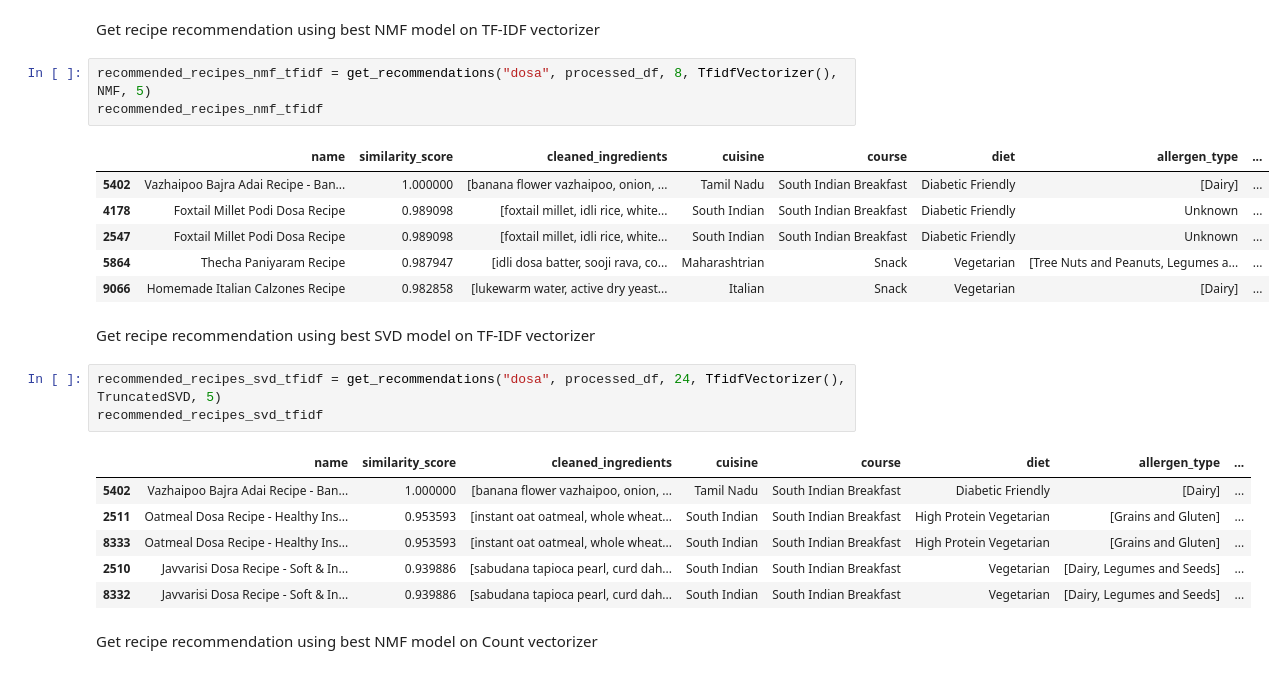
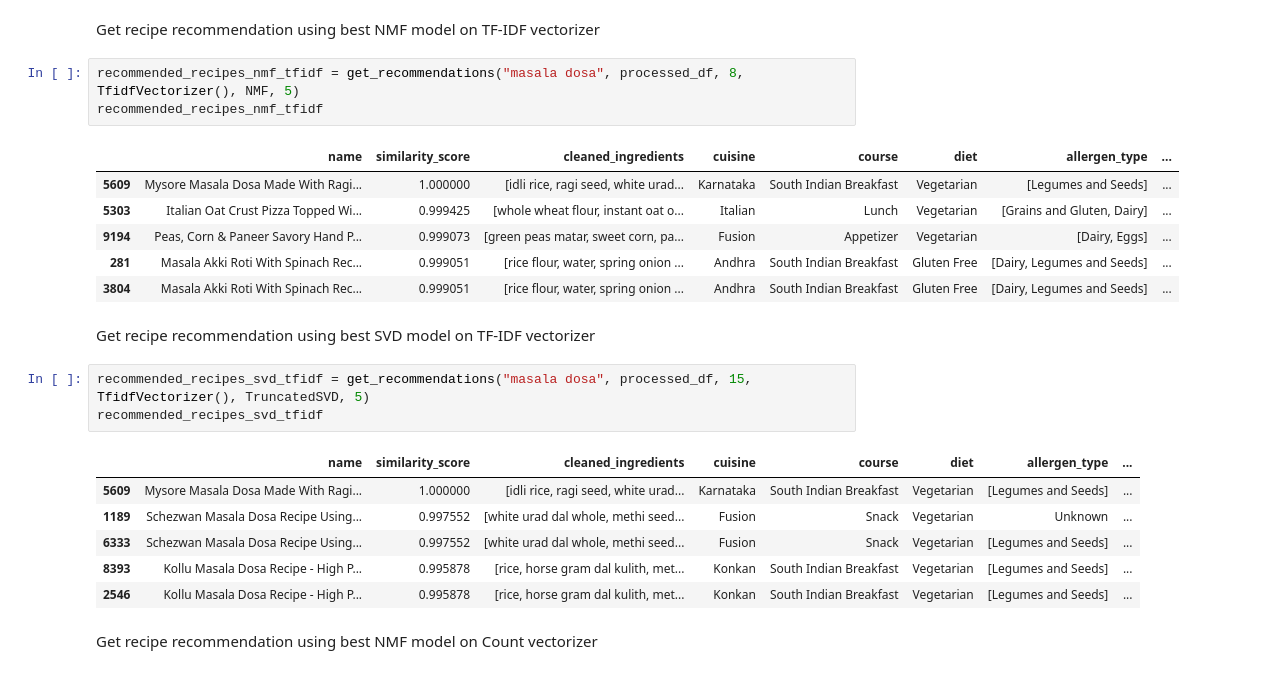
Before and after one commit to jonkerr/indian-food, a Jupyter notebook: recommendation_model.ipynb, the cells around one changed output. Drawn from its saved outputs; the diff is of its cells as text.

```diff
--- a/recommendation_model.ipynb
+++ b/recommendation_model.ipynb
@@ -58,27 +58,27 @@ def get_recommendations(dish_name, df, best_num_topics, vectorizer, model, num_r
 # %% [markdown]
 Get recipe recommendation using best NMF model on TF-IDF vectorizer
 # %%
-recommended_recipes_nmf_tfidf = get_recommendations("dosa", processed_df, 8, TfidfVectorizer(), NMF, 5)
+recommended_recipes_nmf_tfidf = get_recommendations("masala dosa", processed_df, 8, TfidfVectorizer(), NMF, 5)
 recommended_recipes_nmf_tfidf
 # %% [output]
 |  | name | similarity_score | cleaned_ingredients | cuisine | course | diet | allergen_type | ... |
-| 5402 | Vazhaipoo Bajra Adai Recipe - Ban... | 1.000000 | [banana flower vazhaipoo, onion, ... | Tamil Nadu | South Indian Breakfast | Diabetic Friendly | [Dairy] | ... |
-| 4178 | Foxtail Millet Podi Dosa Recipe | 0.989098 | [foxtail millet, idli rice, white... | South Indian | South Indian Breakfast | Diabetic Friendly | Unknown | ... |
-| 2547 | Foxtail Millet Podi Dosa Recipe | 0.989098 | [foxtail millet, idli rice, white... | South Indian | South Indian Breakfast | Diabetic Friendly | Unknown | ... |
-| 5864 | Thecha Paniyaram Recipe | 0.987947 | [idli dosa batter, sooji rava, co... | Maharashtrian | Snack | Vegetarian | [Tree Nuts and Peanuts, Legumes a... | ... |
-| 9066 | Homemade Italian Calzones Recipe | 0.982858 | [lukewarm water, active dry yeast... | Italian | Snack | Vegetarian | [Dairy] | ... |
+| 5609 | Mysore Masala Dosa Made With Ragi... | 1.000000 | [idli rice, ragi seed, white urad... | Karnataka | South Indian Breakfast | Vegetarian | [Legumes and Seeds] | ... |
+| 5303 | Italian Oat Crust Pizza Topped Wi... | 0.999425 | [whole wheat flour, instant oat o... | Italian | Lunch | Vegetarian | [Grains and Gluten, Dairy] | ... |
+| 9194 | Peas, Corn & Paneer Savory Hand P... | 0.999073 | [green peas matar, sweet corn, pa... | Fusion | Appetizer | Vegetarian | [Dairy, Eggs] | ... |
+| 281 | Masala Akki Roti With Spinach Rec... | 0.999051 | [rice flour, water, spring onion ... | Andhra | South Indian Breakfast | Gluten Free | [Dairy, Legumes and Seeds] | ... |
+| 3804 | Masala Akki Roti With Spinach Rec... | 0.999051 | [rice flour, water, spring onion ... | Andhra | South Indian Breakfast | Gluten Free | [Dairy, Legumes and Seeds] | ... |
 # %% [markdown]
 Get recipe recommendation using best SVD model on TF-IDF vectorizer
 # %%
-recommended_recipes_svd_tfidf = get_recommendations("dosa", processed_df, 24, TfidfVectorizer(), TruncatedSVD, 5)
+recommended_recipes_svd_tfidf = get_recommendations("masala dosa", processed_df, 15, TfidfVectorizer(), TruncatedSVD, 5)
 recommended_recipes_svd_tfidf
 # %% [output]
 |  | name | similarity_score | cleaned_ingredients | cuisine | course | diet | allergen_type | ... |
-| 5402 | Vazhaipoo Bajra Adai Recipe - Ban... | 1.000000 | [banana flower vazhaipoo, onion, ... | Tamil Nadu | South Indian Breakfast | Diabetic Friendly | [Dairy] | ... |
-| 2511 | Oatmeal Dosa Recipe - Healthy Ins... | 0.953593 | [instant oat oatmeal, whole wheat... | South Indian | South Indian Breakfast | High Protein Vegetarian | [Grains and Gluten] | ... |
-| 8333 | Oatmeal Dosa Recipe - Healthy Ins... | 0.953593 | [instant oat oatmeal, whole wheat... | South Indian | South Indian Breakfast | High Protein Vegetarian | [Grains and Gluten] | ... |
-| 2510 | Javvarisi Dosa Recipe - Soft & In... | 0.939886 | [sabudana tapioca pearl, curd dah... | South Indian | South Indian Breakfast | Vegetarian | [Dairy, Legumes and Seeds] | ... |
-| 8332 | Javvarisi Dosa Recipe - Soft & In... | 0.939886 | [sabudana tapioca pearl, curd dah... | South Indian | South Indian Breakfast | Vegetarian | [Dairy, Legumes and Seeds] | ... |
+| 5609 | Mysore Masala Dosa Made With Ragi... | 1.000000 | [idli rice, ragi seed, white urad... | Karnataka | South Indian Breakfast | Vegetarian | [Legumes and Seeds] | ... |
+| 1189 | Schezwan Masala Dosa Recipe Using... | 0.997552 | [white urad dal whole, methi seed... | Fusion | Snack | Vegetarian | Unknown | ... |
+| 6333 | Schezwan Masala Dosa Recipe Using... | 0.997552 | [white urad dal whole, methi seed... | Fusion | Snack | Vegetarian | [Legumes and Seeds] | ... |
+| 8393 | Kollu Masala Dosa Recipe - High P... | 0.995878 | [rice, horse gram dal kulith, met... | Konkan | South Indian Breakfast | Vegetarian | [Legumes and Seeds] | ... |
+| 2546 | Kollu Masala Dosa Recipe - High P... | 0.995878 | [rice, horse gram dal kulith, met... | Konkan | South Indian Breakfast | Vegetarian | [Legumes and Seeds] | ... |
 # %% [markdown]
 Get recipe recommendation using best NMF model on Count vectorizer
 # %%
```
Also changed, not shown: parts of 12 cells of this notebook, 5 other files.
